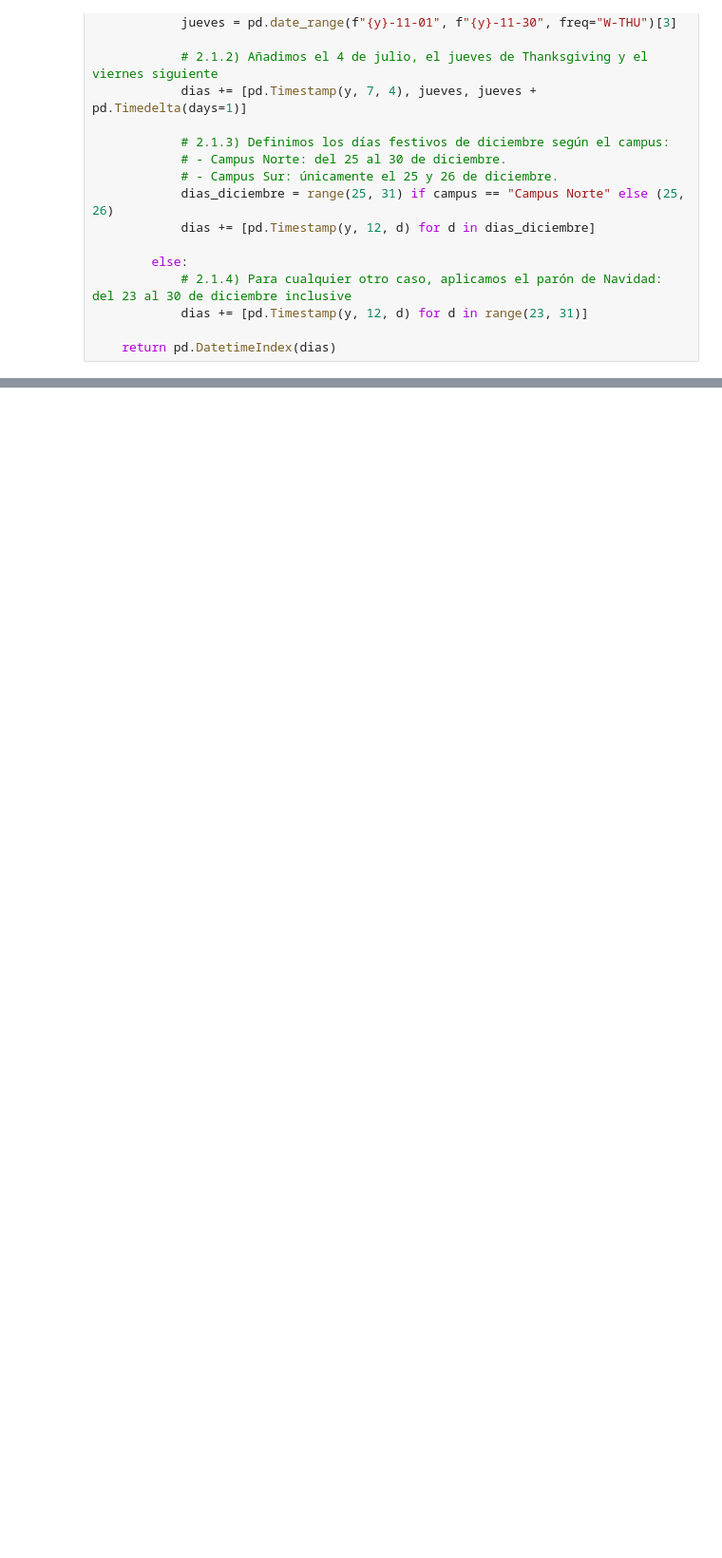
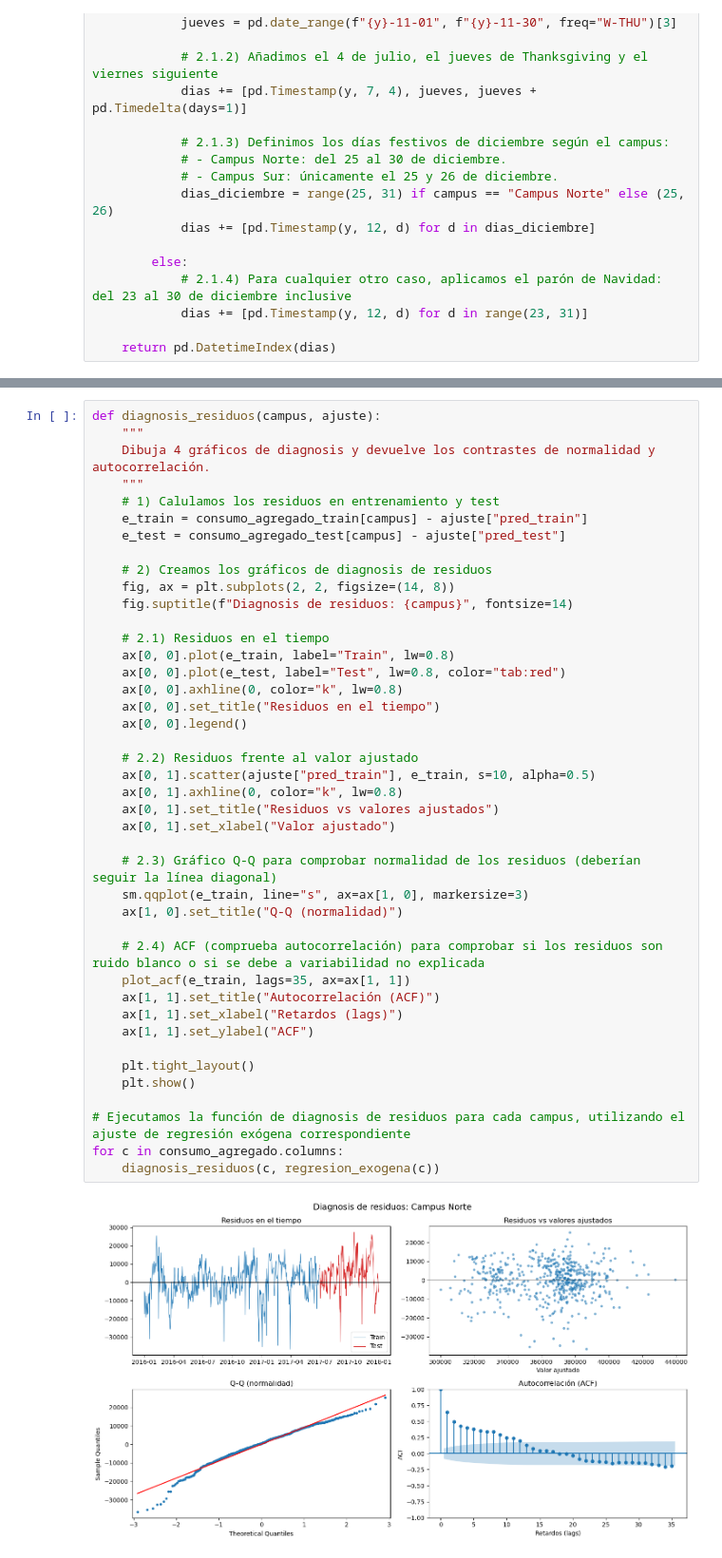
Before and after one commit to Martin-Kugler/network-attacks-and-energetic-efficiency-mcp, a Jupyter notebook: consumo_campus.ipynb, the cells around one changed output, grey strips where cells are left out. Shown at 95% size. Saved outputs shown, nothing was run; the diff lists cells and outputs as text; blank space fills up the shorter version.

Commit message:
Terminado prácticamente el apartado 2.5, habiendo completado la regresión exógena y la diagnosis de residuos.

```diff
--- a/consumo_campus.ipynb
+++ b/consumo_campus.ipynb
@@ -915,0 +977,44 @@ def regresores_exogenos(campus, fechas, t_base, K=2):
+# %%
+def diagnosis_residuos(campus, ajuste):
+    """
+    Dibuja 4 gráficos de diagnosis y devuelve los contrastes de normalidad y autocorrelación.
+    """
+    # 1) Calulamos los residuos en entrenamiento y test
+    e_train = consumo_agregado_train[campus] - ajuste["pred_train"]
+    e_test = consumo_agregado_test[campus] - ajuste["pred_test"]
+
+    # 2) Creamos los gráficos de diagnosis de residuos
+    fig, ax = plt.subplots(2, 2, figsize=(14, 8))
+    fig.suptitle(f"Diagnosis de residuos: {campus}", fontsize=14)
+
+    # 2.1) Residuos en el tiempo
+    ax[0, 0].plot(e_train, label="Train", lw=0.8)
+    ax[0, 0].plot(e_test, label="Test", lw=0.8, color="tab:red")
+    ax[0, 0].axhline(0, color="k", lw=0.8)
+    ax[0, 0].set_title("Residuos en el tiempo")
+    ax[0, 0].legend()
+
+    # 2.2) Residuos frente al valor ajustado
+    ax[0, 1].scatter(ajuste["pred_train"], e_train, s=10, alpha=0.5)
+    ax[0, 1].axhline(0, color="k", lw=0.8)
+    ax[0, 1].set_title("Residuos vs valores ajustados")
+    ax[0, 1].set_xlabel("Valor ajustado")
+
+    # 2.3) Gráfico Q-Q para comprobar normalidad de los residuos (deberían seguir la línea diagonal)
+    sm.qqplot(e_train, line="s", ax=ax[1, 0], markersize=3)
+    ax[1, 0].set_title("Q-Q (normalidad)")
+
+    # 2.4) ACF (comprueba autocorrelación) para comprobar si los residuos son ruido blanco o si se debe a variabilidad no explicada
+    plot_acf(e_train, lags=35, ax=ax[1, 1])
+    ax[1, 1].set_title("Autocorrelación (ACF)")
+    ax[1, 1].set_xlabel("Retardos (lags)")
+    ax[1, 1].set_ylabel("ACF")
+
+    plt.tight_layout()
+    plt.show()
+
+# Ejecutamos la función de diagnosis de residuos para cada campus, utilizando el ajuste de regresión exógena correspondiente
+for c in consumo_agregado.columns:
+    diagnosis_residuos(c, regresion_exogena(c))
+# %% [output]
+[figure, added]
```
Also changed, not shown: parts of 14 cells of this notebook.
